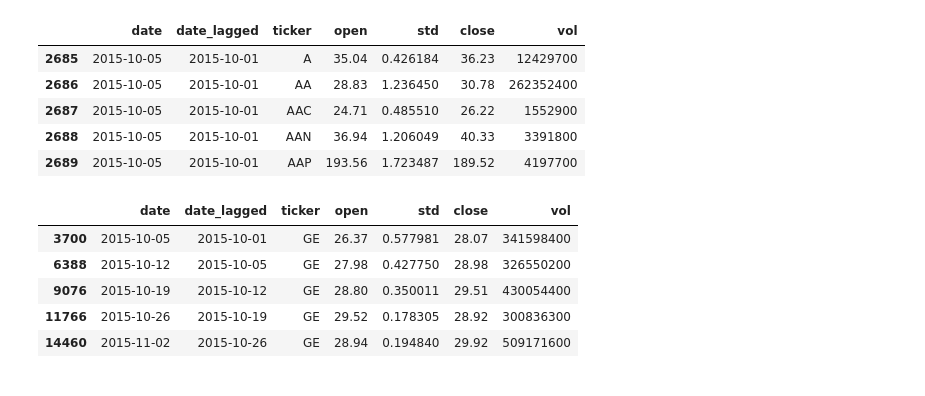
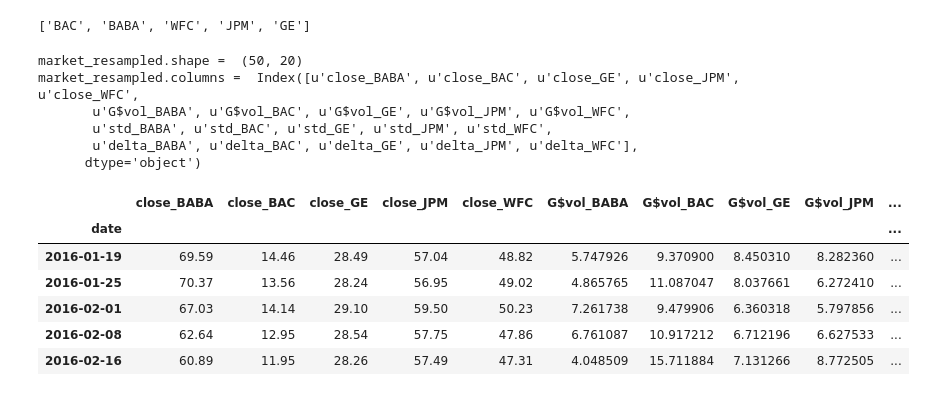
Before and after one commit to joehahn/dl, a Jupyter notebook: market/inspect_stock_data.ipynb, the cells around one changed output. Saved outputs shown, nothing was run; the diff lists cells and outputs as text; code cells hidden in the pictures.

```diff
--- a/market/inspect_stock_data.ipynb
+++ b/market/inspect_stock_data.ipynb
@@ -25,10 +24,15 @@ model_date_range = ('2017-01-12', '2018-01-12')
 # %%
 #read NYSE data
 path = 'private/eoddata/NYSE_*.zip'
+path = 'private/eoddata/NYSE_2016.zip'
+data_date_range  = ('2016-01-10', '2017-01-01')
 drop_holidays = True
 from helper_fns import *
 market = read_market_data(path, start_date=data_date_range[0], end_date=data_date_range[1],
     drop_holidays=drop_holidays)
+print 'number of records (M) = ', len(market)/1.0e5
+print 'number of tickers = ', len(market.ticker.unique())
+print 'number of dates = ', len(market.date.unique())
 print market.dtypes
-market.head()
+market.head(6)
 # %% [output]
@@ -54,0 +58,6 @@ dtype: object
+# %%
+#compute cumulative-sum of dollar-volume traded each day
+N_days = (market.date.max() - market.date.min()).days
+market['dollar_rate'] = market['open']*market['vol']/N_days
+giga_dollars_per_day_cs = market.groupby('ticker')['dollar_rate'].sum().sort_values(ascending=False).cumsum()/1.0e9
+giga_dollars_per_day_cs.head(5)
@@ -55,12 +84,30 @@ dtype: object
+# %%
+#get top 50 tickers by traded dollar value
+N_tickers = 5#0#0
+tickers = giga_dollars_per_day_cs.index[0:N_tickers].values.tolist()
+print tickers
+# %% [output]
+['BAC', 'BABA', 'WFC', 'JPM', 'GE']
 # %%
-#resample market timeseries data across 1-week bins
+#resample across 1-week time-bins, pivot data, and lag 'close' column by 1 week
 freq = 'w'
-market_resampled = resample_data(market, freq)
+market_resampled, dfr = resample_data(market, freq, tickers=tickers)
+print 'market_resampled.shape = ', market_resampled.shape
+print 'market_resampled.columns = ', market_resampled.columns
 market_resampled.head()
+#dfr.head()
+#dfr.tail()
 # %% [output]
+market_resampled.shape =  (50, 20)
+market_resampled.columns =  Index([u'close_BABA', u'close_BAC', u'close_GE', u'close_JPM', u'close_WFC',
+       u'G$vol_BABA', u'G$vol_BAC', u'G$vol_GE', u'G$vol_JPM', u'G$vol_WFC',
+       u'std_BABA', u'std_BAC', u'std_GE', u'std_JPM', u'std_WFC',
+       u'delta_BABA', u'delta_BAC', u'delta_GE', u'delta_JPM', u'delta_WFC'],
+      dtype='object')
-|  | date | date_lagged | ticker | open | std | close | vol |
-| 2685 | 2015-10-05 | 2015-10-01 | A | 35.04 | 0.426184 | 36.23 | 12429700 |
-| 2686 | 2015-10-05 | 2015-10-01 | AA | 28.83 | 1.236450 | 30.78 | 262352400 |
-| 2687 | 2015-10-05 | 2015-10-01 | AAC | 24.71 | 0.485510 | 26.22 | 1552900 |
-| 2688 | 2015-10-05 | 2015-10-01 | AAN | 36.94 | 1.206049 | 40.33 | 3391800 |
-| 2689 | 2015-10-05 | 2015-10-01 | AAP | 193.56 | 1.723487 | 189.52 | 4197700 |
+|  | close_BABA | close_BAC | close_GE | close_JPM | close_WFC | G$vol_BABA | G$vol_BAC | G$vol_GE | G$vol_JPM | ... |
+| date |  |  |  |  |  |  |  |  |  | ... |
+| 2016-01-19 | 69.59 | 14.46 | 28.49 | 57.04 | 48.82 | 5.747926 | 9.370900 | 8.450310 | 8.282360 | ... |
+| 2016-01-25 | 70.37 | 13.56 | 28.24 | 56.95 | 49.02 | 4.865765 | 11.087047 | 8.037661 | 6.272410 | ... |
+| 2016-02-01 | 67.03 | 14.14 | 29.10 | 59.50 | 50.23 | 7.261738 | 9.479906 | 6.360318 | 5.797856 | ... |
+| 2016-02-08 | 62.64 | 12.95 | 28.54 | 57.75 | 47.86 | 6.761087 | 10.917212 | 6.712196 | 6.627533 | ... |
+| 2016-02-16 | 60.89 | 11.95 | 28.26 | 57.49 | 47.31 | 4.048509 | 15.711884 | 7.131266 | 8.772505 | ... |
@@ -70,10 +128,3 @@ df = market_resampled
 idx = (df['ticker'] == ticker)
 df = df[idx]
 df.head()
-# %% [output]
-|  | date | date_lagged | ticker | open | std | close | vol |
-| 3700 | 2015-10-05 | 2015-10-01 | GE | 26.37 | 0.577981 | 28.07 | 341598400 |
-| 6388 | 2015-10-12 | 2015-10-05 | GE | 27.98 | 0.427750 | 28.98 | 326550200 |
-| 9076 | 2015-10-19 | 2015-10-12 | GE | 28.80 | 0.350011 | 29.51 | 430054400 |
-| 11766 | 2015-10-26 | 2015-10-19 | GE | 29.52 | 0.178305 | 28.92 | 300836300 |
-| 14460 | 2015-11-02 | 2015-10-26 | GE | 28.94 | 0.194840 | 29.92 | 509171600 |
```
Also changed, not shown: parts of 8 cells of this notebook, 1 other file.
